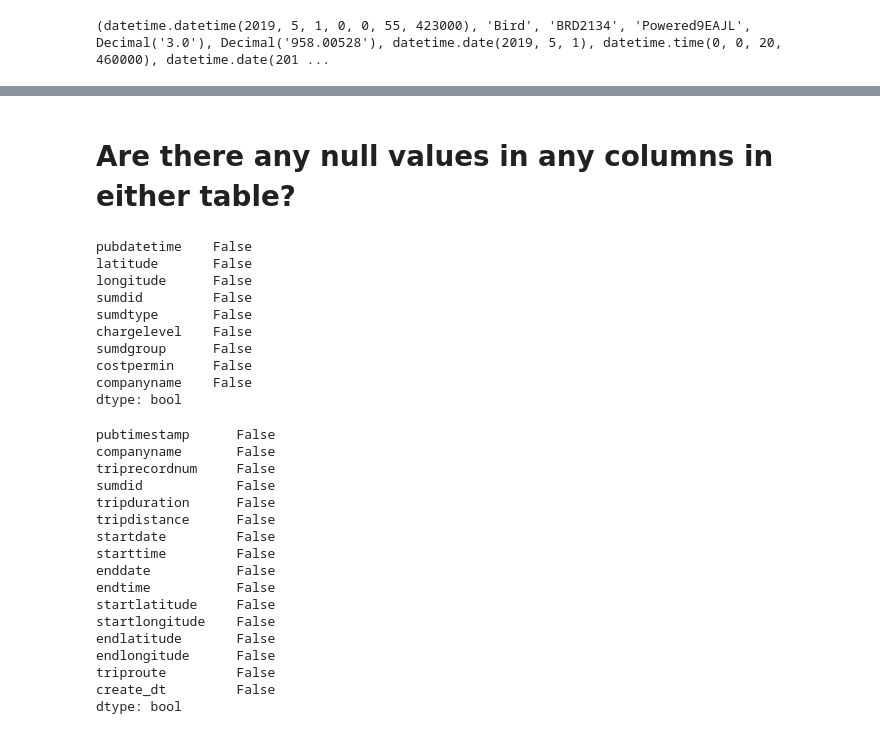
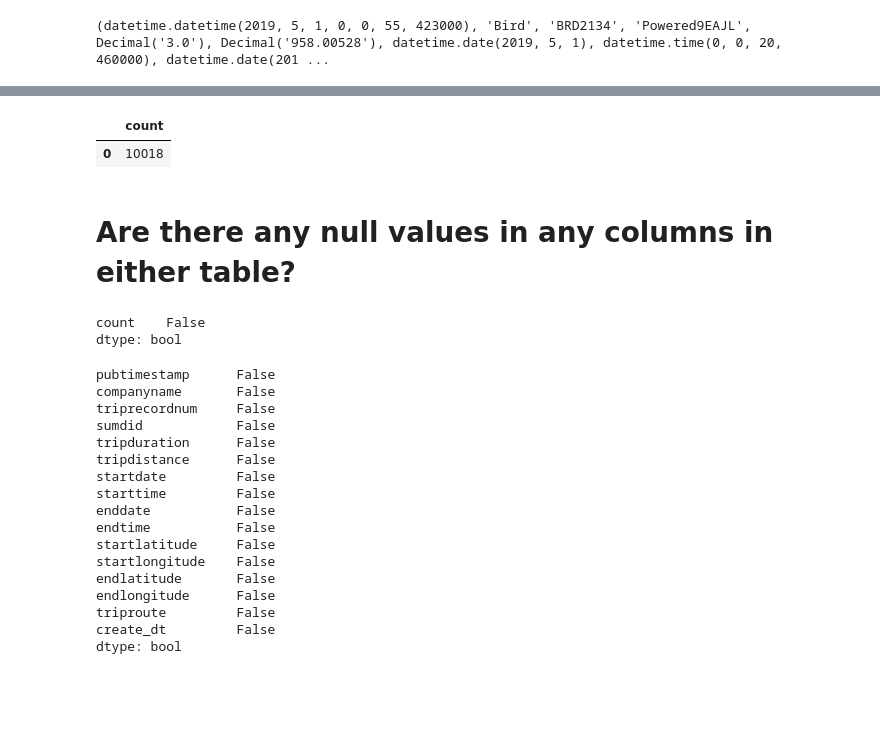
Before and after one commit to NSS-Data-Analytics-Cohort-10/scooters-group-6, a Jupyter notebook: notebooks/sqlalchemy.ipynb, the cells around one changed output, grey strips where cells are left out. Cells and saved outputs as stored; diff of their text form; code cells hidden in the pictures; blank space fills up the shorter version.

```diff
--- a/notebooks/sqlalchemy.ipynb
+++ b/notebooks/sqlalchemy.ipynb
@@ -118,20 +121,25 @@ trips.head()
 | 2 | 2019-05-01 00:05:55.570 | Bird | BRD2168 | Powered7S2UU | 3.0000 | 2296.58800 | 2019-05-01 | 00:03:47.363333 | ... |
 | 3 | 2019-05-01 00:05:55.570 | Bird | BRD2166 | PoweredZIIVX | 3.0000 | 1200.78744 | 2019-05-01 | 00:04:21.386666 | ... |
 | 4 | 2019-05-01 00:05:55.570 | Bird | BRD2165 | PoweredJ7MB3 | 2.0000 | 351.04988 | 2019-05-01 | 00:04:27.796666 | ... |
+# %%
+query='''
+SELECT
+     COUNT(DISTINCT sumdid)
+FROM scooters;
+'''
+with engine.connect() as connection:
+        scooters = pd.read_sql(text(query), con = connection)
+
+scooters.head()
+# %% [output]
+|  | count |
+| 0 | 10018 |
 # %% [markdown]
   # Are there any null values in any columns in either table?
 # %%
 scooters.isna().any()
 # %% [output]
-pubdatetime    False
-latitude       False
-longitude      False
-sumdid         False
-sumdtype       False
-chargelevel    False
-sumdgroup      False
-costpermin     False
-companyname    False
+count    False
 dtype: bool
 # %%
 trips.isna().any()
```
Also changed, not shown: parts of 7 cells of this notebook.
